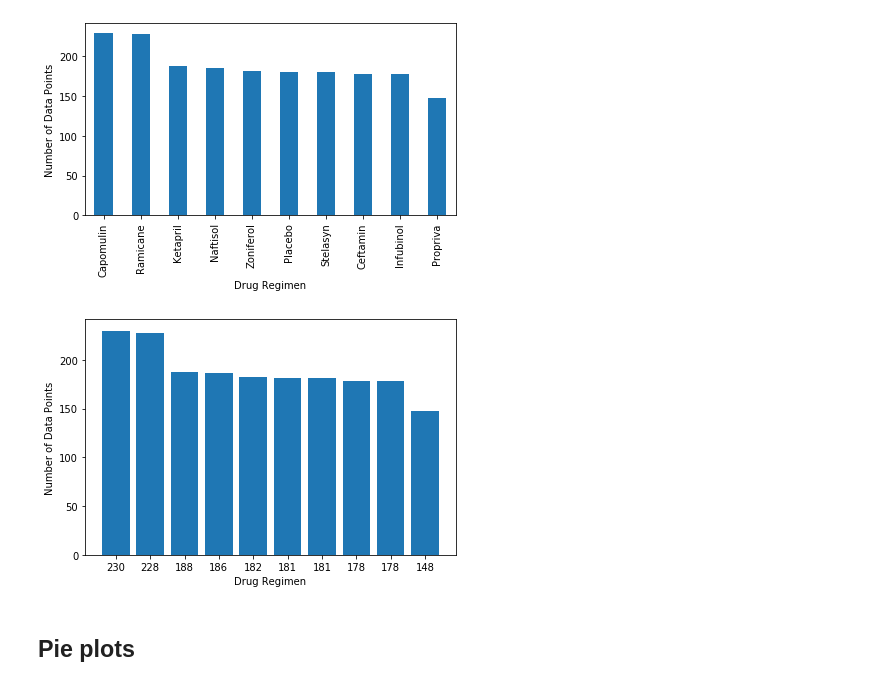
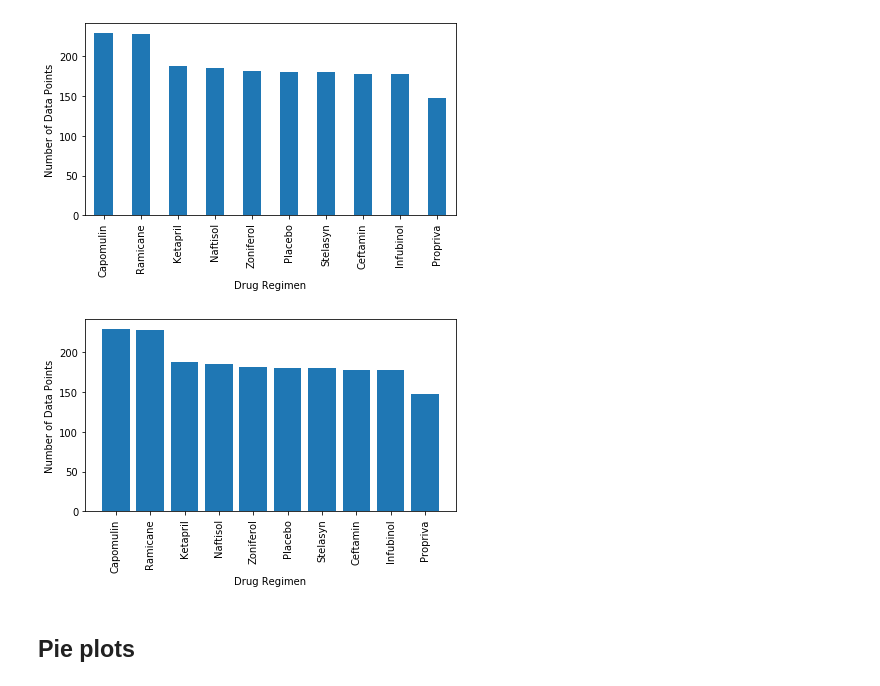
Before and after one commit to vijay043077/matplotlib, a Jupyter notebook: pymaceuticals_starter.ipynb, the cells around one changed output. Saved outputs shown, nothing was run; the diff lists cells and outputs as text; code cells hidden in the pictures.

```diff
--- a/pymaceuticals_starter.ipynb
+++ b/pymaceuticals_starter.ipynb
@@ -111,16 +111,16 @@ plt.show()
 [figure]
 # %%
 # Generate a bar plot showing number of data points for each treatment regimen using pyplot
-x_axis= np.arange(len(data_points))
+x_axis = np.arange(len(data_points))
 tick_locations= [value for value in x_axis]
-plt.xticks(tick_locations, data_points)
-plt.bar(x_axis, data_points)
+plt.xticks(rotation=90)
+plt.bar(data_points.index.values, data_points)
 plt.ylabel('Number of Data Points')
 plt.xlabel('Drug Regimen')
 plt.tight_layout()
 plt.show()
 # %% [output]
-[figure, old version]
+[figure, new version]
 # %% [markdown]
 ## Pie plots
 # %%
```
Also changed, not shown: parts of 1 cell of this notebook.
